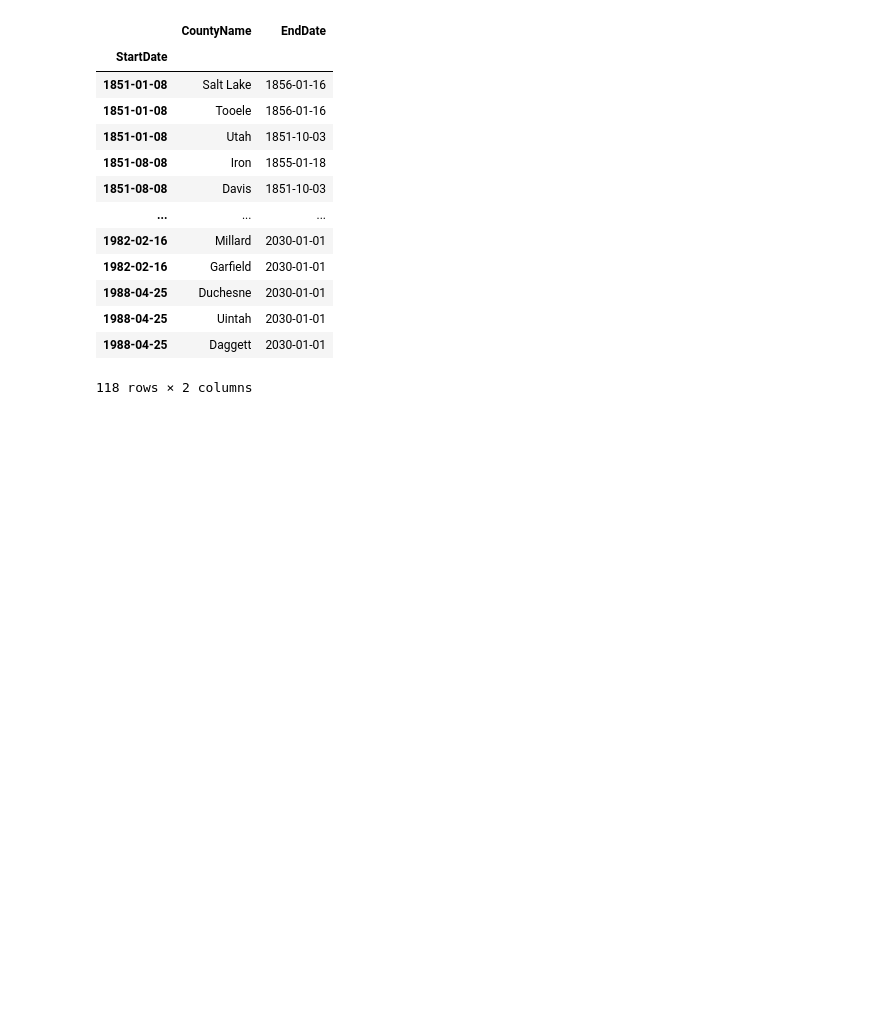
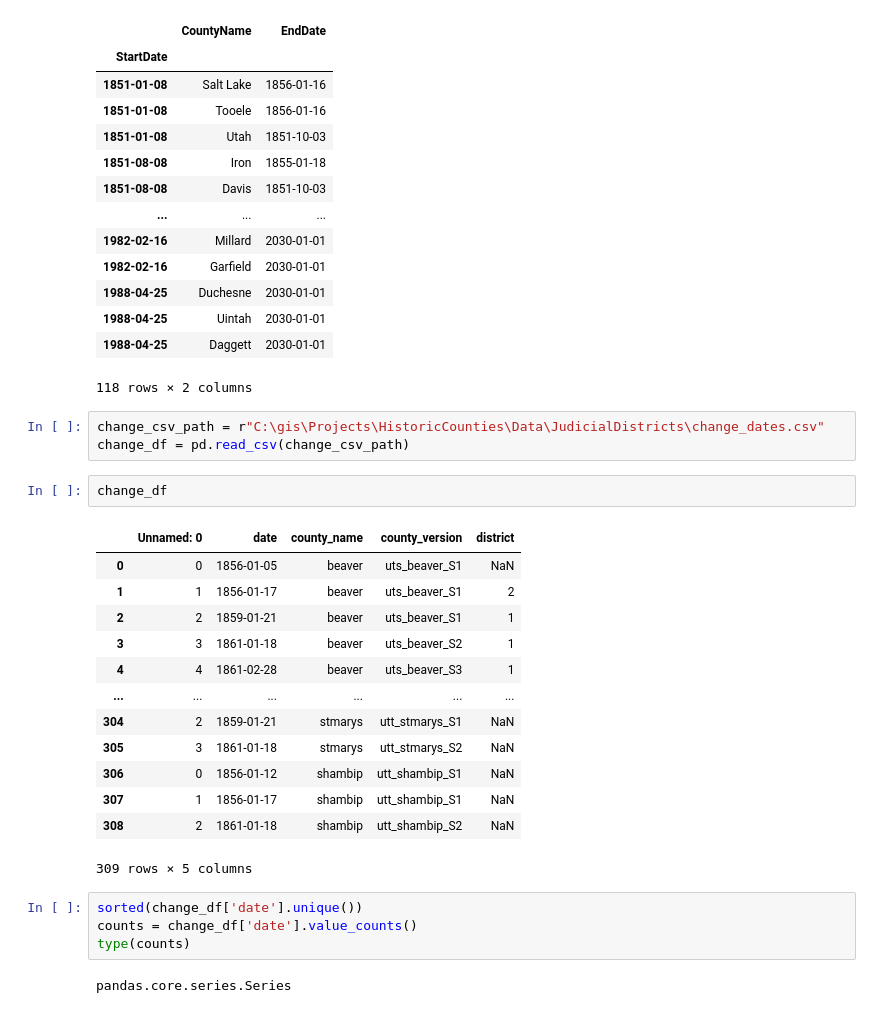
Before and after one commit to agrc/historic-judicial-districts, a Jupyter notebook: notebooks/testing.ipynb, the cells around one changed output. Cells and saved outputs as stored; diff of their text form; blank space fills up the shorter version.

```diff
--- a/notebooks/testing.ipynb
+++ b/notebooks/testing.ipynb
@@ -402,3 +404,28 @@ districts_df.loc[:, ['CountyName', 'EndDate']]
 | 1988-04-25 | Uintah | 2030-01-01 |
 | 1988-04-25 | Daggett | 2030-01-01 |
 118 rows × 2 columns
+# %%
+change_csv_path = r"C:\gis\Projects\HistoricCounties\Data\JudicialDistricts\change_dates.csv"
+change_df = pd.read_csv(change_csv_path)
+# %%
+change_df
+# %% [output]
+|  | Unnamed: 0 | date | county_name | county_version | district |
+| 0 | 0 | 1856-01-05 | beaver | uts_beaver_S1 | NaN |
+| 1 | 1 | 1856-01-17 | beaver | uts_beaver_S1 | 2 |
+| 2 | 2 | 1859-01-21 | beaver | uts_beaver_S1 | 1 |
+| 3 | 3 | 1861-01-18 | beaver | uts_beaver_S2 | 1 |
+| 4 | 4 | 1861-02-28 | beaver | uts_beaver_S3 | 1 |
+| ... | ... | ... | ... | ... | ... |
+| 304 | 2 | 1859-01-21 | stmarys | utt_stmarys_S1 | NaN |
+| 305 | 3 | 1861-01-18 | stmarys | utt_stmarys_S2 | NaN |
+| 306 | 0 | 1856-01-12 | shambip | utt_shambip_S1 | NaN |
+| 307 | 1 | 1856-01-17 | shambip | utt_shambip_S1 | NaN |
+| 308 | 2 | 1861-01-18 | shambip | utt_shambip_S2 | NaN |
+309 rows × 5 columns
+# %%
+sorted(change_df['date'].unique())
+counts = change_df['date'].value_counts()
+type(counts)
+# %% [output]
+pandas.core.series.Series
```
Also changed, not shown: parts of 7 cells of this notebook.
